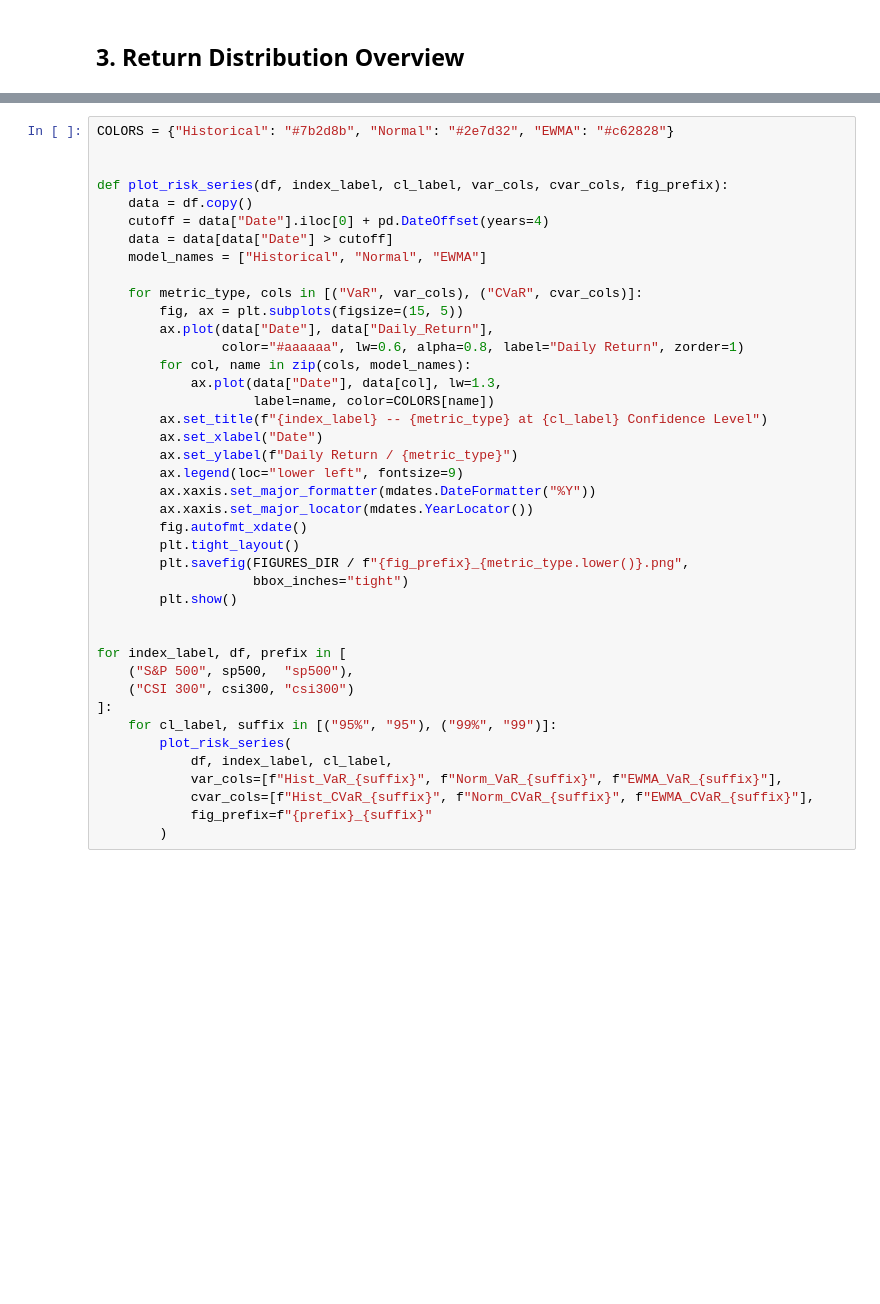
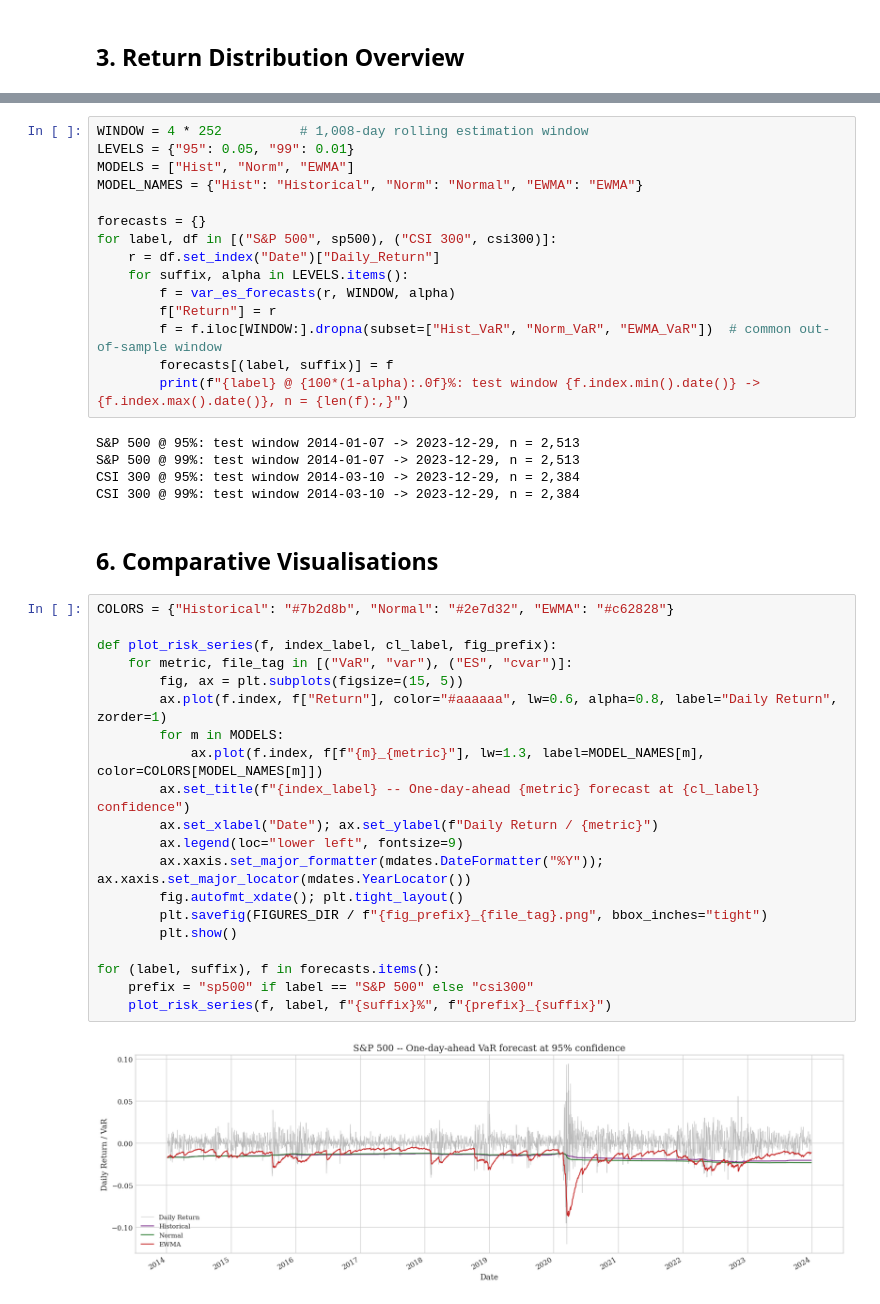
Before and after one commit to weixunxie/tail-risk-backtesting, a Jupyter notebook: notebooks/tail_risk_analysis.ipynb, the cells around one changed output, grey strips where cells are left out. Drawn from its saved outputs; the diff is of its cells as text; blank space fills up the shorter version.

```diff
--- a/notebooks/tail_risk_analysis.ipynb
+++ b/notebooks/tail_risk_analysis.ipynb
@@ -187,41 +163,44 @@ The test window begins after the initial 4-year estimation period (approximately
+# %%
+WINDOW = 4 * 252          # 1,008-day rolling estimation window
+LEVELS = {"95": 0.05, "99": 0.01}
+MODELS = ["Hist", "Norm", "EWMA"]
+MODEL_NAMES = {"Hist": "Historical", "Norm": "Normal", "EWMA": "EWMA"}
+
+forecasts = {}
+for label, df in [("S&P 500", sp500), ("CSI 300", csi300)]:
+    r = df.set_index("Date")["Daily_Return"]
+    for suffix, alpha in LEVELS.items():
+        f = var_es_forecasts(r, WINDOW, alpha)
+        f["Return"] = r
+        f = f.iloc[WINDOW:].dropna(subset=["Hist_VaR", "Norm_VaR", "EWMA_VaR"])  # common out-of-sample window
+        forecasts[(label, suffix)] = f
+        print(f"{label} @ {100*(1-alpha):.0f}%: test window {f.index.min().date()} -> {f.index.max().date()}, n = {len(f):,}")
+# %% [output]
+S&P 500 @ 95%: test window 2014-01-07 -> 2023-12-29, n = 2,513
+S&P 500 @ 99%: test window 2014-01-07 -> 2023-12-29, n = 2,513
+CSI 300 @ 95%: test window 2014-03-10 -> 2023-12-29, n = 2,384
+CSI 300 @ 99%: test window 2014-03-10 -> 2023-12-29, n = 2,384
+# %% [markdown]
+## 6. Comparative Visualisations
 # %%
 COLORS = {"Historical": "#7b2d8b", "Normal": "#2e7d32", "EWMA": "#c62828"}
 
-
-def plot_risk_series(df, index_label, cl_label, var_cols, cvar_cols, fig_prefix):
-    data = df.copy()
-    cutoff = data["Date"].iloc[0] + pd.DateOffset(years=4)
-    data = data[data["Date"] > cutoff]
-    model_names = ["Historical", "Normal", "EWMA"]
-
-    for metric_type, cols in [("VaR", var_cols), ("CVaR", cvar_cols)]:
+def plot_risk_series(f, index_label, cl_label, fig_prefix):
+    for metric, file_tag in [("VaR", "var"), ("ES", "cvar")]:
         fig, ax = plt.subplots(figsize=(15, 5))
-        ax.plot(data["Date"], data["Daily_Return"],
-                color="#aaaaaa", lw=0.6, alpha=0.8, label="Daily Return", zorder=1)
-        for col, name in zip(cols, model_names):
-            ax.plot(data["Date"], data[col], lw=1.3,
-                    label=name, color=COLORS[name])
-        ax.set_title(f"{index_label} -- {metric_type} at {cl_label} Confidence Level")
-        ax.set_xlabel("Date")
-        ax.set_ylabel(f"Daily Return / {metric_type}")
+        ax.plot(f.index, f["Return"], color="#aaaaaa", lw=0.6, alpha=0.8, label="Daily Return", zorder=1)
+        for m in MODELS:
+            ax.plot(f.index, f[f"{m}_{metric}"], lw=1.3, label=MODEL_NAMES[m], color=COLORS[MODEL_NAMES[m]])
+        ax.set_title(f"{index_label} -- One-day-ahead {metric} forecast at {cl_label} confidence")
+        ax.set_xlabel("Date"); ax.set_ylabel(f"Daily Return / {metric}")
         ax.legend(loc="lower left", fontsize=9)
-        ax.xaxis.set_major_formatter(mdates.DateFormatter("%Y"))
-        ax.xaxis.set_major_locator(mdates.YearLocator())
-        fig.autofmt_xdate()
-        plt.tight_layout()
-        plt.savefig(FIGURES_DIR / f"{fig_prefix}_{metric_type.lower()}.png",
-                    bbox_inches="tight")
+        ax.xaxis.set_major_formatter(mdates.DateFormatter("%Y")); ax.xaxis.set_major_locator(mdates.YearLocator())
+        fig.autofmt_xdate(); plt.tight_layout()
+        plt.savefig(FIGURES_DIR / f"{fig_prefix}_{file_tag}.png", bbox_inches="tight")
         plt.show()
 
-
-for index_label, df, prefix in [
-    ("S&P 500", sp500,  "sp500"),
-    ("CSI 300", csi300, "csi300")
-]:
-    for cl_label, suffix in [("95%", "95"), ("99%", "99")]:
-        plot_risk_series(
-            df, index_label, cl_label,
-            var_cols=[f"Hist_VaR_{suffix}", f"Norm_VaR_{suffix}", f"EWMA_VaR_{suffix}"],
-            cvar_cols=[f"Hist_CVaR_{suffix}", f"Norm_CVaR_{suffix}", f"EWMA_CVaR_{suffix}"],
-            fig_prefix=f"{prefix}_{suffix}"
-        )
+for (label, suffix), f in forecasts.items():
+    prefix = "sp500" if label == "S&P 500" else "csi300"
+    plot_risk_series(f, label, f"{suffix}%", f"{prefix}_{suffix}")
+# %% [output]
+[figure, added]
```
Also changed, not shown: parts of 26 cells of this notebook, 17 other files.
